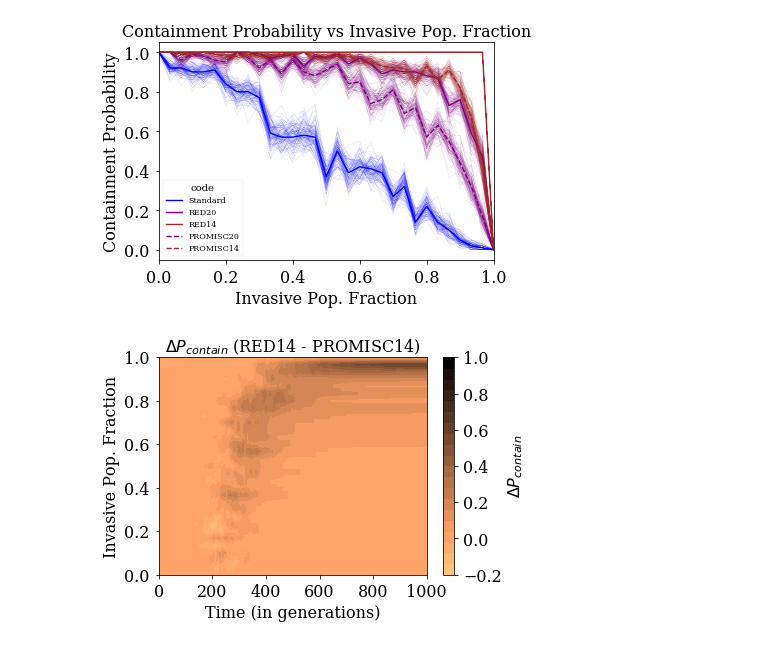
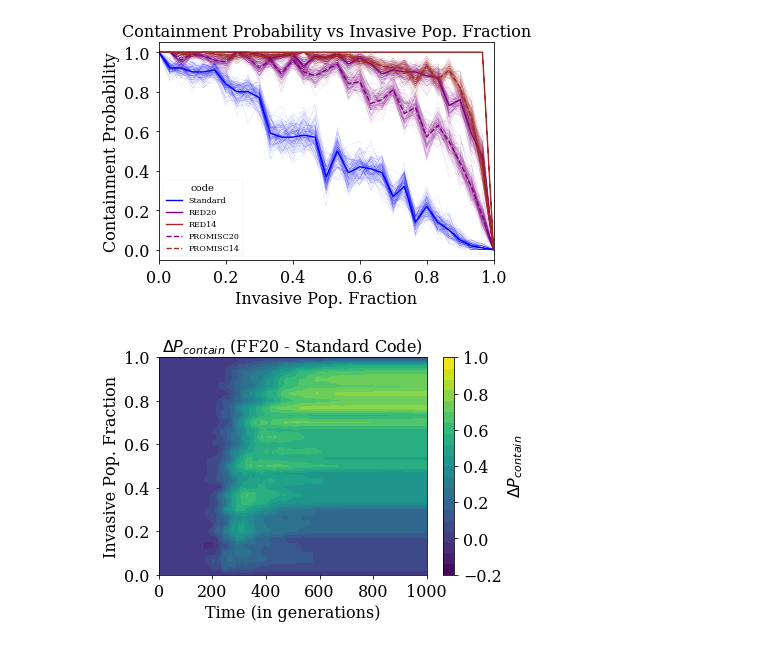
Before and after one commit to EndyLab/codon-tables, a Jupyter notebook: notebooks/fast_fail_figs.ipynb, the cells around one changed output. Cells and saved outputs as stored; diff of their text form; code cells hidden in the pictures.

```diff
--- a/notebooks/fast_fail_figs.ipynb
+++ b/notebooks/fast_fail_figs.ipynb
@@ -453,18 +467,17 @@ DF = pd.DataFrame()
 filenames = [
     '/home/jonathan/Lab/ATD/codon-tables/data/manuscript/N=1e6_b=1_l=2/Standard_Code_1/output/2018-03-23_Standard_Code_1_concatenated.pickle', # standard code
     '/home/jonathan/Dropbox/Lab/ATD/codon-tables/data/manuscript/N=1e6_b=1_l=2/Colorado_0/output/2018-03-23_Colorado_0_concatenated.pickle', # colorado
-#     '/home/jonathan/Dropbox/Lab/ATD/codon-tables/data/manuscript/N=1e6_b=1_l=2/FF20_0/output/2018-03-23_FF20_0_concatenated.pickle', # FF20
-#     '/home/jonathan/Dropbox/Lab/ATD/codon-tables/data/manuscript/N=1e6_b=1_l=2/FF16_0/output/2018-03-23_FF16_0_concatenated.pickle', # FF16
-#     '/home/jonathan/Lab/ATD/codon-tables/data/manuscript/N=1e6_b=1_l=2/RED20_0/output/2018-04-10_RED20_0_concatenated.pickle', # RED20
-#     '/home/jonathan/Lab/ATD/codon-tables/data/manuscript/N=1e6_b=1_l=2/RED14_0/output/2018-04-10_RED14_0_concatenated.pickle', # RED14
-#     '/home/jonathan/Lab/ATD/codon-tables/data/manuscript/N=1e6_b=1_l=2/PROMISC20_0/output/2018-04-12_PROMISC20_0_concatenated.pickle' # PROMISC20
+    '/home/jonathan/Dropbox/Lab/ATD/codon-tables/data/manuscript/N=1e6_b=1_l=2/FF20_0/output/2018-03-23_FF20_0_concatenated.pickle', # FF20
+    '/home/jonathan/Dropbox/Lab/ATD/codon-tables/data/manuscript/N=1e6_b=1_l=2/FF16_0/output/2018-03-23_FF16_0_concatenated.pickle', # FF16
+    '/home/jonathan/Lab/ATD/codon-tables/data/manuscript/N=1e6_b=1_l=2/RED20_0/output/2018-04-10_RED20_0_concatenated.pickle', # RED20
+    '/home/jonathan/Lab/ATD/codon-tables/data/manuscript/N=1e6_b=1_l=2/RED14_0/output/2018-04-10_RED14_0_concatenated.pickle', # RED14
+    '/home/jonathan/Lab/ATD/codon-tables/data/manuscript/N=1e6_b=1_l=2/PROMISC20_0/output/2018-04-14_PROMISC20_0_concatenated.pickle' # PROMISC20
 ]
 # get dataframes
+dfs = []
 for file in filenames:
     with open(file, 'rb') as handle:
-        df = pickle.load(handle)
-        df = df.loc[(df['time'] < 10)]
-        DF = pd.concat([DF, df])
-        del df
+        dfs.append(pickle.load(handle).loc[9999])
+DF = pd.concat(dfs, copy=False)
 # with open(filenames[0], 'rb') as handle:
 #     df = pickle.load(handle)
@@ -1052,9 +1125,9 @@ plt.show()
 # %%
 colordict = {
     'Standard' : 'blue',
-#     'Colorado' : 'red',
-#     'FF20' : 'green',
-#     'FF16' : 'orange',
+    'Colorado' : 'red',
+    'FF20' : 'green',
+    'FF16' : 'orange',
     'RED20' : 'purple',
     'RED14' : 'brown',
     'PROMISC20': 'purple',
@@ -1066,9 +1139,9 @@ colordict = {
 # lin filenames
 filenames = [
     '/home/jonathan/Lab/ATD/codon-tables/data/manuscript/N=1e6_b=1_l=2/SC_vs_SC_lin_contour_0/output/2018-04-12_SC_vs_SC_lin_contour_0_concatenated.pickle', # vs SC lin
-#     '/home/jonathan/Lab/ATD/codon-tables/data/manuscript/N=1e6_b=1_l=2/SC_vs_Colorado_lin_contour_0/output/2018-04-12_SC_vs_Colorado_lin_contour_0_concatenated.pickle', # vs colorado lin
-#     '/home/jonathan/Lab/ATD/codon-tables/data/manuscript/N=1e6_b=1_l=2/SC_vs_FF20_lin_contour_0/output/2018-04-12_SC_vs_FF20_lin_contour_0_concatenated.pickle', # vs FF20 lin
-#     '/home/jonathan/Lab/ATD/codon-tables/data/manuscript/N=1e6_b=1_l=2/SC_vs_FF16_lin_contour_0/output/2018-04-12_SC_vs_FF16_lin_contour_0_concatenated.pickle', # vs FF16 lin
+    '/home/jonathan/Lab/ATD/codon-tables/data/manuscript/N=1e6_b=1_l=2/SC_vs_Colorado_lin_contour_0/output/2018-04-12_SC_vs_Colorado_lin_contour_0_concatenated.pickle', # vs colorado lin
+    '/home/jonathan/Lab/ATD/codon-tables/data/manuscript/N=1e6_b=1_l=2/SC_vs_FF20_lin_contour_0/output/2018-04-12_SC_vs_FF20_lin_contour_0_concatenated.pickle', # vs FF20 lin
+    '/home/jonathan/Lab/ATD/codon-tables/data/manuscript/N=1e6_b=1_l=2/SC_vs_FF16_lin_contour_0/output/2018-04-12_SC_vs_FF16_lin_contour_0_concatenated.pickle', # vs FF16 lin
     '/home/jonathan/Lab/ATD/codon-tables/data/manuscript/N=1e6_b=1_l=2/SC_vs_RED20_lin_contour_0/output/2018-04-12_SC_vs_RED20_lin_contour_0_concatenated.pickle', # vs RED20 lin
     '/home/jonathan/Lab/ATD/codon-tables/data/manuscript/N=1e6_b=1_l=2/SC_vs_RED14_lin_contour_0/output/2018-04-12_SC_vs_RED14_lin_contour_0_concatenated.pickle', # vs RED14
     '/home/jonathan/Lab/ATD/codon-tables/data/manuscript/N=1e6_b=1_l=2/SC_vs_PROMISC20_lin_contour_0/output/2018-04-13_SC_vs_PROMISC20_lin_contour_0_concatenated.pickle', # vs PROMISC20
@@ -1293,34 +1396,34 @@ plt.show()
 # %%
 # Figure 5D
 
 X, Y = np.meshgrid(t, np.array(N_0)/1e6)
-CS = plt.contourf(X, Y, (RED14_contour - PROMISC14_contour), levels=np.linspace(-0.2, 1, 21), cmap=plt.cm.copper_r)
+CS = plt.contourf(X, Y, (FF20_contour - Standard_contour), levels=np.linspace(-0.2, 1, 21), cmap=plt.cm.viridis)
 # plt.clabel(CS, inline=1, fontsize=10)
 ax = plt.gca()
 # plt.xlim([0, 500])
 # plt.ylim([3e3, 1e6])
 # ax.set_xscale("log")
 # ax.set_yscale("log")
 
 # set figure options
 labelsize=16
 width = 4
 height = width / 1.618
 
 plt.rc('font', family='serif')
 plt.rc('xtick', labelsize=labelsize)
 plt.rc('ytick', labelsize=labelsize)
 plt.rc('axes', labelsize=labelsize)
 cbar = plt.colorbar(CS, ticks=np.linspace(-0.2, 1, 7, endpoint=True))
 cbar.ax.set_ylabel('$\Delta P_{contain}$')
 
 
 path = '/home/jonathan/Lab/Fast Fail/Figures/Figure 5/'
 # Add the contour line levels to the colorbar
-plt.title(r'$\Delta P_{contain}$ (RED14 - PROMISC14)', fontsize=labelsize)
+plt.title(r'$\Delta P_{contain}$ (FF20 - Standard Code)', fontsize=labelsize)
 plt.xlabel('Time (in generations)')
 plt.ylabel('Invasive Pop. Fraction')
-plt.savefig(path+'delta_RED14.svg')
+plt.savefig(path+'delta_FF20.svg')
 plt.show()
 # %% [output]
-[figure, old version]
+[figure, new version]
```
Also changed, not shown: parts of 15 cells of this notebook.
